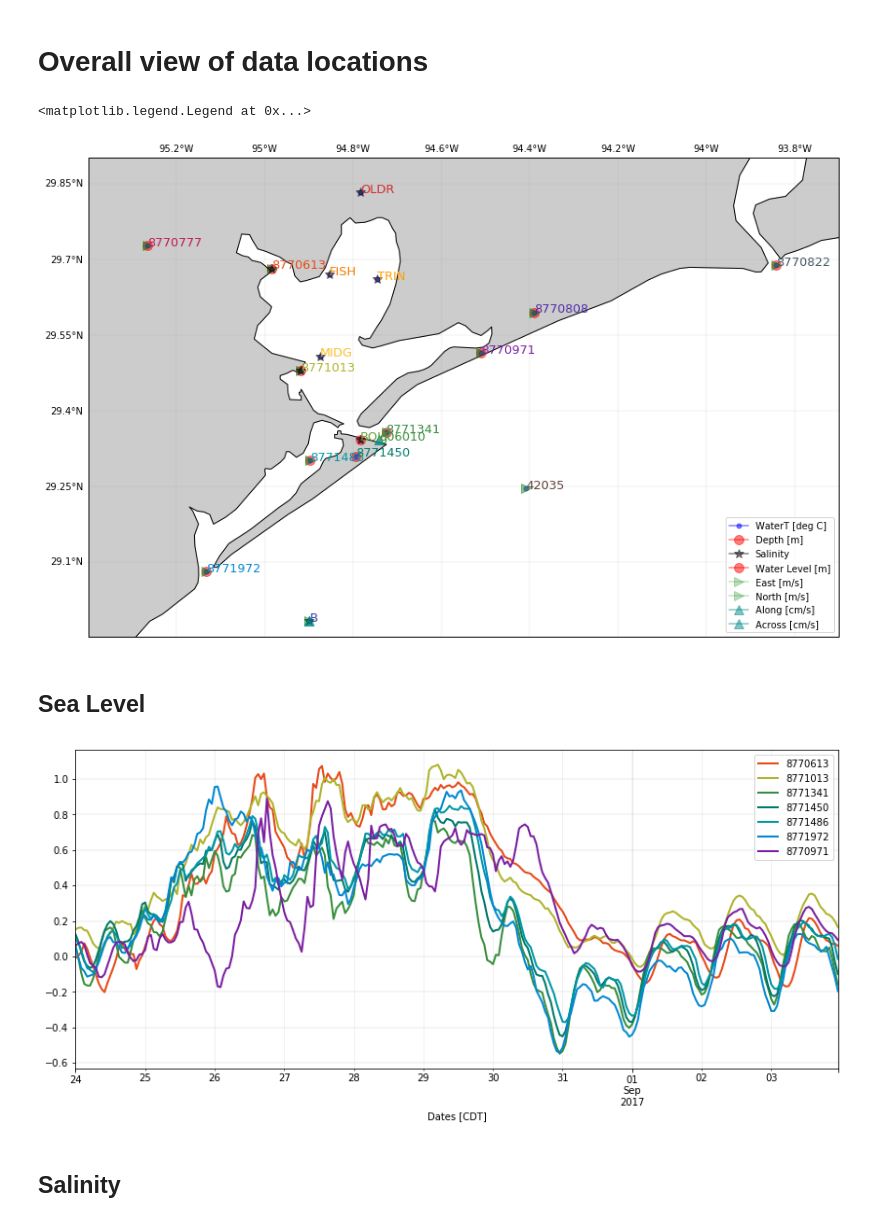
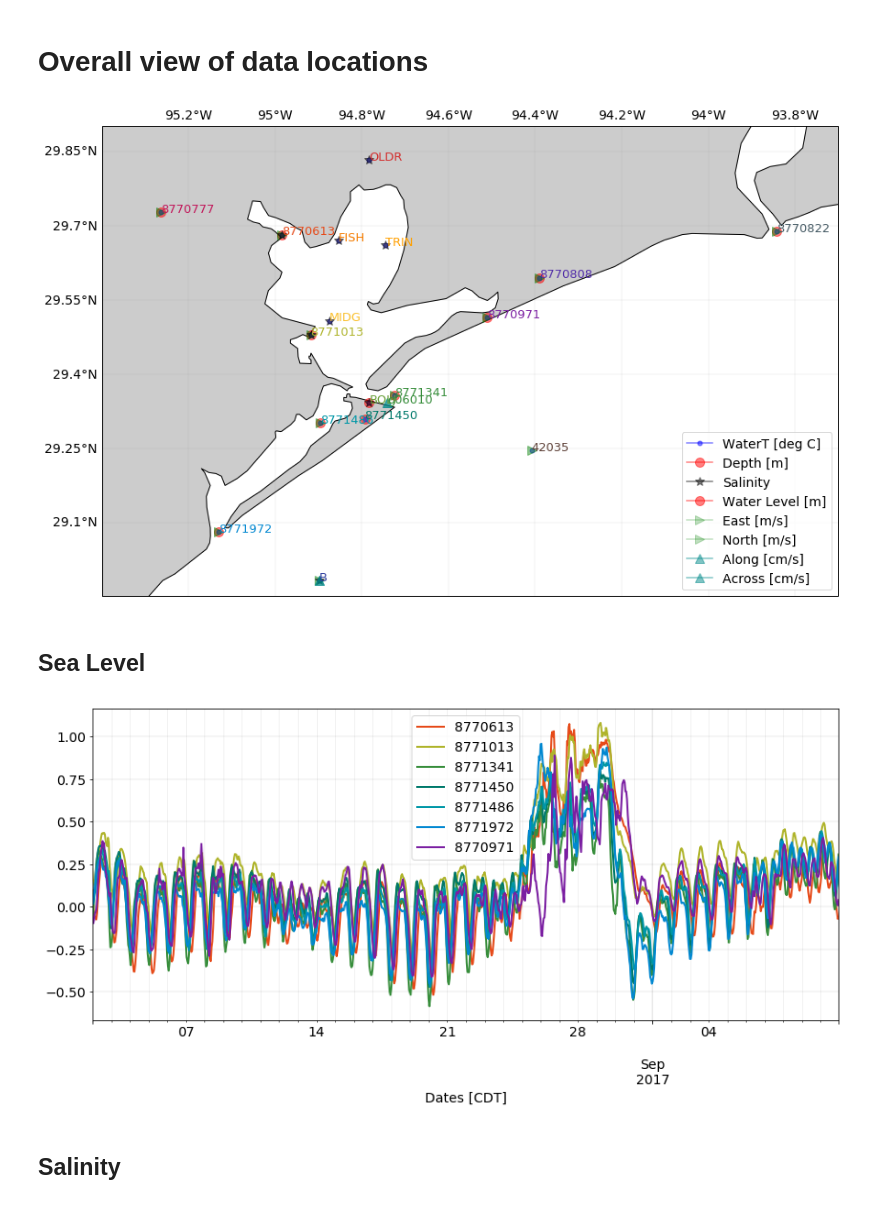
Before and after one commit to kthyng/flood_estimate, a Jupyter notebook: Analysis.ipynb, the cells around one changed output. Drawn from its saved outputs; the diff is of its cells as text; code cells hidden in the pictures.

```diff
--- a/Analysis.ipynb
+++ b/Analysis.ipynb
@@ -13,6 +13,9 @@ from cartopy.mpl.gridliner import LONGITUDE_FORMATTER, LATITUDE_FORMATTER
 import cmocean.cm as cmo
 import os
 from collections import OrderedDict
+# %%
+import matplotlib as mpl
+mpl.rcParams['font.size'] = 14
 # %%
 land_10m = cartopy.feature.NaturalEarthFeature('physical', 'land', '10m',
                                         edgecolor='face',
@@ -75,6 +78,19 @@ buoys_main = ['8770613', 'FISH', 'TRIN', 'MIDG', '8771013', 'BOLI', 'g06010', '8
 # %%
 # See make_data notebook. This reads in data from many sources, recalculates so that all data is hourly by taking
 # hourly averages, recalculates water level "sea level" by taking the mean for 3 weeks before the hurricane.
-df = pd.read_csv(base + 'data.csv', parse_dates=True, index_col=0)
+df = pd.read_csv(base + 'data07.csv', parse_dates=True, index_col=0)
 
 dstart = '2017-07-01'; dend = '2017-12-31'
+# %%
+mpl.rcParams['font.size'] = 16
+buoy = 'g06010'
+df[buoy + ': Along [cm/s]']['2017-08-24':'2017-09-3'].plot(figsize=(14,6), label=buoy,
+                                                              legend=True, color=buoys[buoy ]['color'],
+                                                              lw=2, grid=True)
+plt.grid(which='major', lw=1.5, color='k', alpha=0.05)
+plt.grid(which='minor', lw=1, color='k', alpha=0.05)
+plt.hlines(0, df.index[0], df.index[-1], linestyle=':')
+plt.ylabel('Along-channel velocity [cm/s]')
+plt.text(0.05, 0.1, 'Ebb', transform=plt.gca().transAxes)
+plt.text(0.05, 0.95, 'Flood', transform=plt.gca().transAxes)
+plt.savefig('figures/along.pdf', bbox_inches='tight')
@@ -110,24 +128,25 @@ for buoy in buoys.keys():
 handles, labels = ax.get_legend_handles_labels()
 by_label = OrderedDict(zip(labels, handles))
 ax.legend(by_label.values(), by_label.keys(), loc='lower right')
+fig.savefig('figures/map.png', bbox_inches='tight', dpi=200)
 # %% [output]
-<matplotlib.legend.Legend at 0x...>
-[figure, old version]
+[figure, new version]
 # %% [markdown]
 ## Sea Level
 # %%
 for buoy in buoys_ordered:
     # Exclude buoys outside the bay proper
     if buoy in ['B', '42035', '8770822', '8770777', 'OLDR', '8770808']:
         continue
     if 'Water Level [m]' in buoys[buoy]['vars']:
-        df[buoy + ': Water Level [m]']['2017-08-24':'2017-09-3'].plot(figsize=(14,6), label=buoy,
+        df[buoy + ': Water Level [m]']['2017-08-2':'2017-09-10'].plot(figsize=(14,6), label=buoy,
                                                                       legend=True, color=buoys[buoy]['color'],
                                                                       lw=2, grid=True)
 plt.grid(which='major', lw=1.5, color='k', alpha=0.05)
 plt.grid(which='minor', lw=1, color='k', alpha=0.05)
+plt.savefig('figures/ssh.pdf', bbox_inches='tight')
 # %% [output]
-[figure, old version]
+[figure, new version]
 # %% [markdown]
 ## Salinity
 # %%
```
Also changed, not shown: parts of 13 cells of this notebook, 1 other file.
